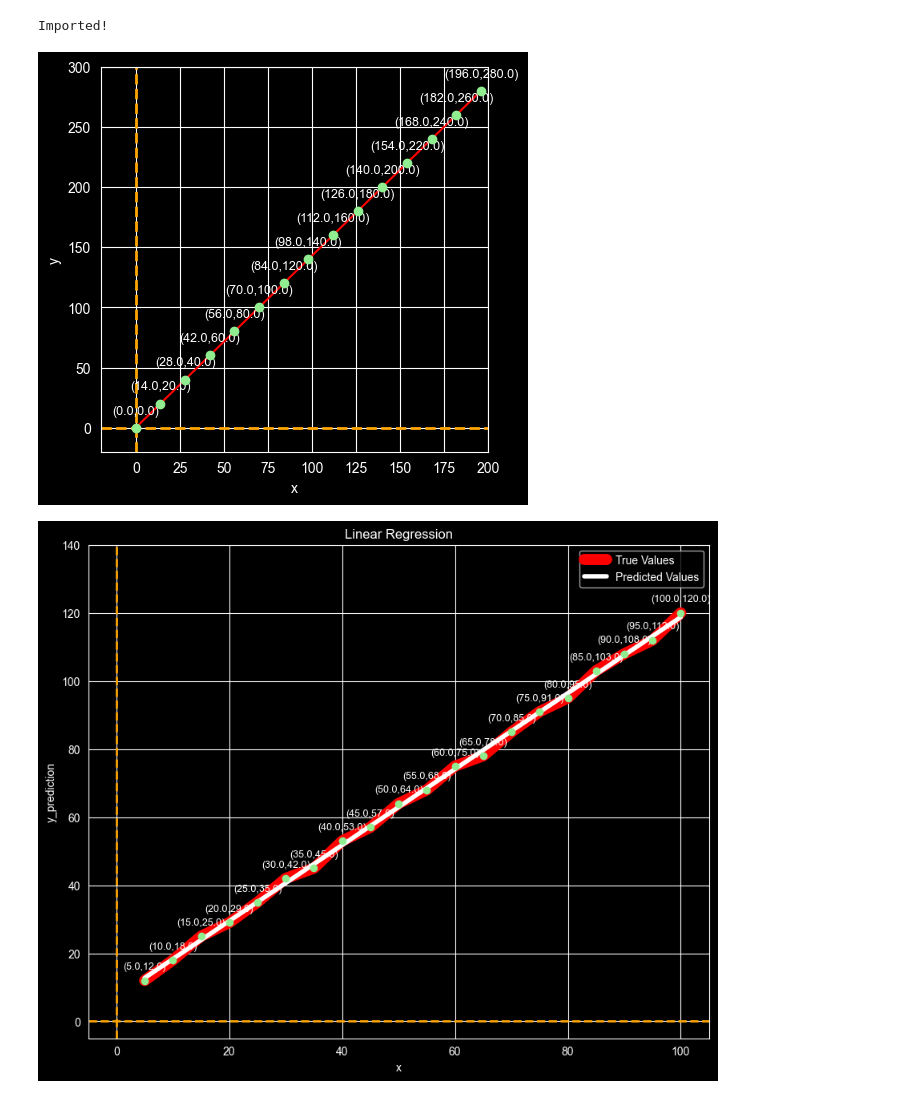
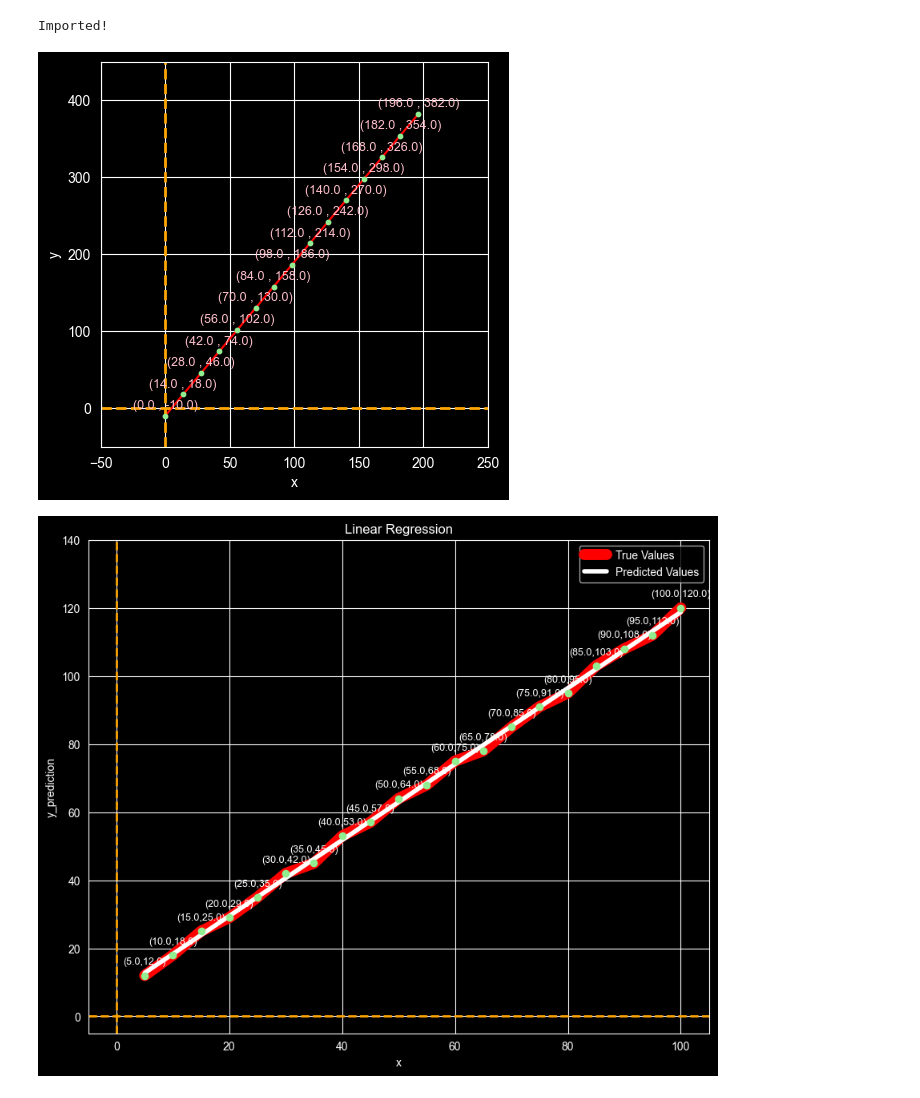
Before and after one commit to ariel4stern/000_linear_regression, a Jupyter notebook: 011_linear_regression_plots.ipynb, the cells around one changed output. Saved outputs shown, nothing was run; the diff lists cells and outputs as text; code cells hidden in the pictures.

```diff
--- a/011_linear_regression_plots.ipynb
+++ b/011_linear_regression_plots.ipynb
@@ -7,24 +7,28 @@ print("Imported!")
 Imported!
 # %%
 X = np.array(range(0,200,14))
-y = np.array(range(0,300,20))
+
+def f(x):
+    return 2*x-10
+
+y = f(X)
 
 plt.figure(figsize=(5,5),)
 plt.plot(X,y,label="Linear Regression(most simple)",color="red")
 
 for i in range(len(X)):
-    plt.scatter(X[i],y[i],color="lightgreen",zorder=5)
-    plt.annotate(f'({X[i]:.1f},{y[i]:.1f})',(X[i],y[i]),textcoords="offset points",
-                 xytext=(0,10),ha='center',fontsize=9,color="white" )
+    plt.scatter(X[i],y[i],color="lightgreen",zorder=5,s=10)
+    plt.annotate(f'({X[i]:.1f} , {y[i]:.1f})',(X[i],y[i]),textcoords="offset points",
+                 xytext=(0,5),ha='center',fontsize=9,color="pink" )
 plt.xlabel("x")
 plt.ylabel("y")
-plt.xlim([-20,200])
-plt.ylim([-20,300])
+plt.xlim(-50,250)
+plt.ylim(-50,450)
 plt.axhline(0,color="orange",linestyle="--",linewidth=2)
 plt.axvline(0,color="orange",linestyle="--",linewidth=2)
 plt.show()
 # %% [output]
-[figure, old version]
+[figure, new version]
 # %%
 X = np.array([5, 10, 15, 20, 25, 30, 35, 40, 45, 50,
               55, 60, 65, 70, 75, 80, 85, 90, 95, 100])
```
